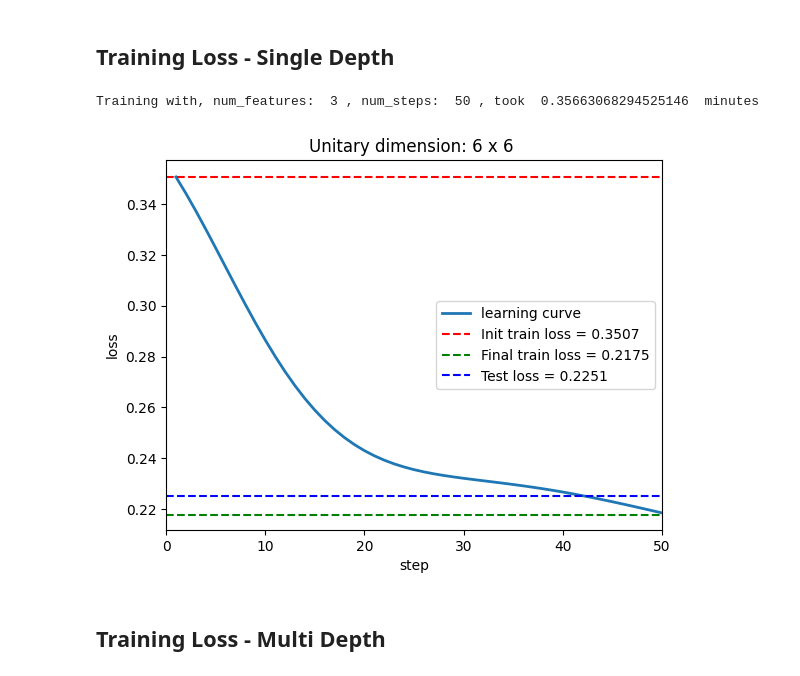
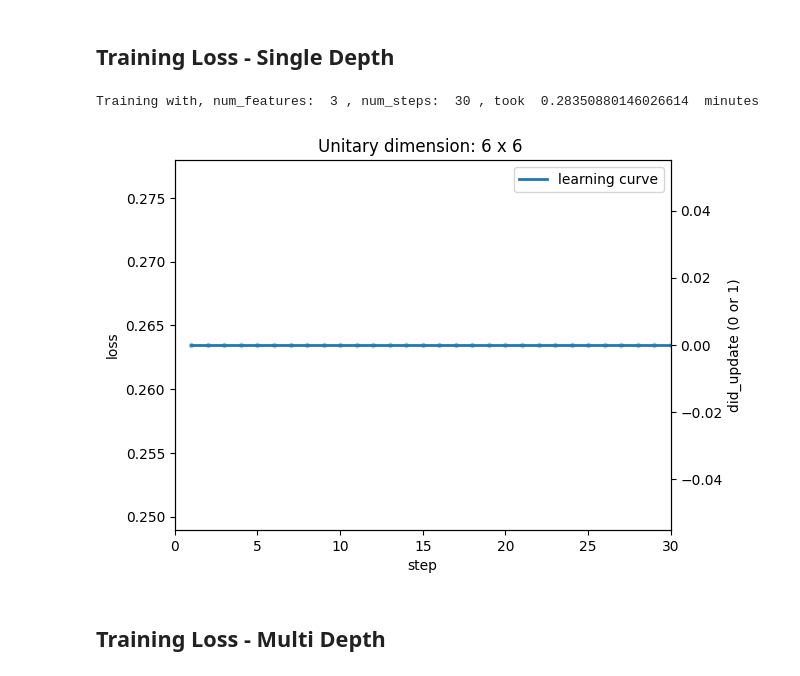
Before and after one commit to 01000111r/photon-net, a Jupyter notebook: main_book.ipynb, the cells around one changed output. Cells and saved outputs as stored; diff of their text form; code cells hidden in the pictures.

```diff
--- a/main_book.ipynb
+++ b/main_book.ipynb
@@ -30,7 +46,7 @@ The autoreload extension is already loaded. To reload it, use:
 # %% [markdown]
 ## Load Data
 # %%
-split_data = globals.load_and_split_data(g.num_features)
+split_data = g.load_and_split_data(g.num_features)
 train_set, train_labels, test_set, test_labels = split_data
 
 # Rescale training + test features to range [-pi/2, pi/2]
@@ -41,38 +57,56 @@ test_set = pre_p.rescale_data(test_set, min_val = -(g.np.pi)/2, max_val = (g.np.
 # %%
 # Initialize the phases
 init_phases = circ.initialize_phases(10, 2*g.num_features, )
 weights_data = g.jnp.ones(shape = [init_phases.shape[0],init_phases.shape[1]])
 # Initialize the carry for Adam.
-init = (init_phases, train_set, train_labels, weights_data, 0.0*init_phases, 0.0*init_phases, 0.0*weights_data, 0.0*weights_data)
+master_key = g.jax.random.PRNGKey(0)
+# init = (init_phases, train_set, train_labels, weights_data, 0.0*init_phases, 0.0*init_phases, 0.0*weights_data, 0.0*weights_data, master_key)
+
+
+# compute the very first loss:
+initial_loss, (n0, key) = loss.loss(init_phases, train_set, train_labels, weights_data, g.input_config, master_key)
+
+init_carry = (init_phases, train_set, train_labels, weights_data, 0.0*init_phases, 0.0*init_phases, 0.0*weights_data, 0.0*weights_data, key, initial_loss)
+
+
 
 # Run the training, and output  time taken.
 b = g.time.time()
-carry, loss_mem = g.jax.block_until_ready(train.train(init))
+carry, loss_mem, update_mem = g.jax.block_until_ready(train.train(init_carry))
 e = g.time.time()
 print('Training with, num_features: ', g.num_features,
       ', num_steps: ', g.num_steps,
         ', took ', (e-b)/60, ' minutes')
 
 # Loss Before/After on train set + Loss on test set
 trained_phases, trained_weights = carry[0], carry[3]
-init_loss = loss.loss(init_phases, train_set, train_labels, weights_data)
-train_loss = loss.loss(trained_phases, train_set, train_labels, trained_weights)
-test_loss = loss.loss(trained_phases, test_set, test_labels, trained_weights)
+steps  = g.np.array(loss_mem[:, 0], dtype=int)
+losses = g.np.array(loss_mem[:, 1], dtype=float)
+updates = g.np.array(update_mem, dtype=int)
+# init_loss = loss.loss(init_phases, train_set, train_labels, weights_data, g.input_config, master_key)
+# train_loss = loss.loss(trained_phases, train_set, train_labels, trained_weights, g.input_config, master_key)
+# test_loss = loss.loss(trained_phases, test_set, test_labels, trained_weights)
 
 # plotting the learning curve
-fig, ax = g.plt.subplots()
-ax.plot(g.np.array(loss_mem[:,0]), g.np.array(loss_mem[:,1]), linewidth=2, label=r"learning curve" )
-ax.set(xlim = (0,globals.num_steps), xlabel="step", ylabel = "loss",)
-ax.axhline(init_loss, color='r', linestyle='--', label=f"Init train loss = {init_loss:.4f}")
-ax.axhline(train_loss, color='g', linestyle='--', label=f"Final train loss = {train_loss:.4f}")
-ax.axhline(test_loss, color='b', linestyle='--', label=f"Test loss = {test_loss:.4f}")
+fig, ax1 = g.plt.subplots()
+ax1.plot(g.np.array(loss_mem[:,0]), g.np.array(loss_mem[:,1]), linewidth=2, label=r"learning curve" )
+ax1.set(xlim = (0,g.num_steps), xlabel="step", ylabel = "loss",)
+ax2 = ax1.twinx()
+ax2.plot(steps, updates, 'o', alpha=0.3, markersize=3, label="did_update")
+ax2.set_ylabel("did_update (0 or 1)")
+# ax.axhline(init_loss, color='r', linestyle='--', label=f"Init train loss = {init_loss:.4f}")
+# ax.axhline(train_loss, color='g', linestyle='--', label=f"Final train loss = {train_loss:.4f}")
+# ax.axhline(test_loss, color='b', linestyle='--', label=f"Test loss = {test_loss:.4f}")
 unitary_shape = trained_phases.shape
-ax.set_title(f"Unitary dimension: {2*unitary_shape[1]} x {2*unitary_shape[1]} ")
-ax.legend()
+lines, labels = ax1.get_legend_handles_labels()
+lines2, labels2 = ax2.get_legend_handles_labels()
+ax1.legend(lines + lines2, labels + labels2, loc="upper right")
+ax1.set_title(f"Unitary dimension: {2*unitary_shape[1]} x {2*unitary_shape[1]} ")
+ax1.legend()
 g.plt.show()
 # %% [output]
-Training with, num_features:  3 , num_steps:  50 , took  0.35663068294525146  minutes
+Training with, num_features:  3 , num_steps:  30 , took  0.28350880146026614  minutes
-[figure, old version]
+[figure, new version]
 # %% [markdown]
 ## Training Loss - Multi Depth
 # %%
```
Also changed, not shown: parts of 4 cells of this notebook, 10 other files.
